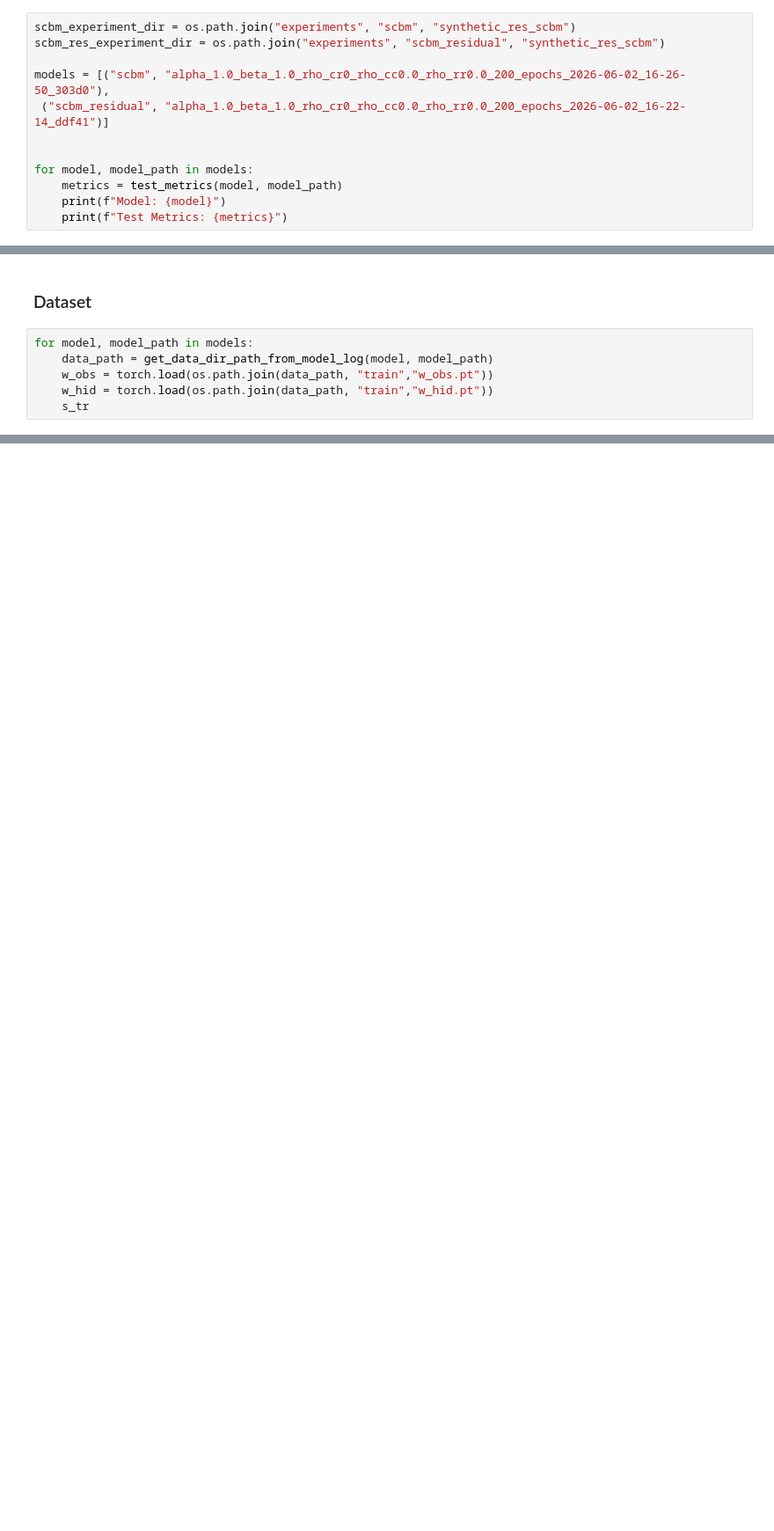
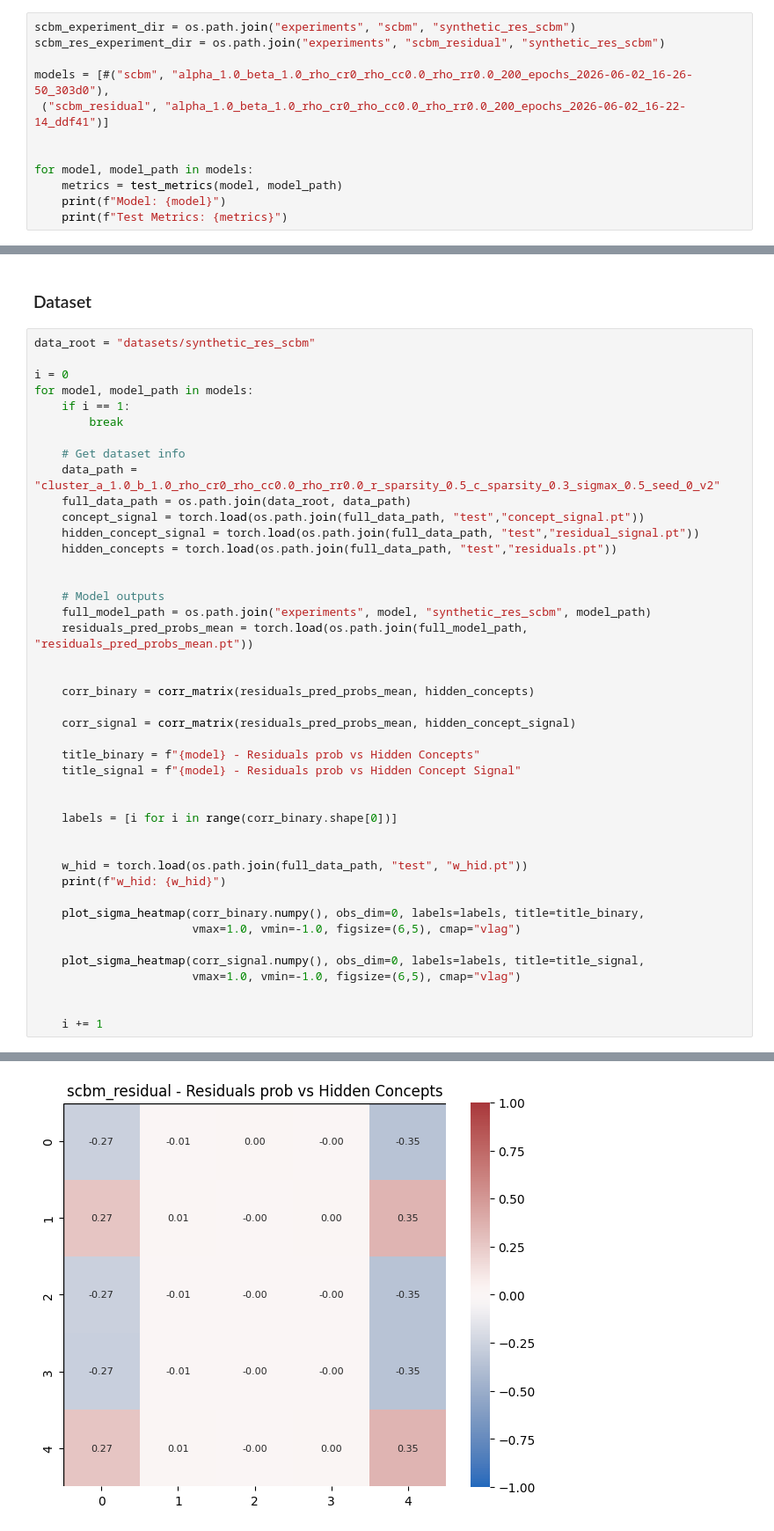
Before and after one commit to stephenmarcou/SCBM_implementation, a Jupyter notebook: residual_channel_analysis.ipynb, the cells around one changed output, grey strips where cells are left out. Shown at 88% size. Cells and saved outputs as stored; diff of their text form; blank space fills up the shorter version.

Commit message:
3 different synthetic datasets

```diff
--- a/residual_channel_analysis.ipynb
+++ b/residual_channel_analysis.ipynb
@@ -90,7 +135,7 @@ def get_metrics_dataset_linear_model(model, model_path, dataset="synthetic_res_s
 scbm_experiment_dir = os.path.join("experiments", "scbm", "synthetic_res_scbm")
 scbm_res_experiment_dir = os.path.join("experiments", "scbm_residual", "synthetic_res_scbm")
 
-models = [("scbm", "alpha_1.0_beta_1.0_rho_cr0_rho_cc0.0_rho_rr0.0_200_epochs_2026-06-02_16-26-50_303d0"),
+models = [#("scbm", "alpha_1.0_beta_1.0_rho_cr0_rho_cc0.0_rho_rr0.0_200_epochs_2026-06-02_16-26-50_303d0"),
  ("scbm_residual", "alpha_1.0_beta_1.0_rho_cr0_rho_cc0.0_rho_rr0.0_200_epochs_2026-06-02_16-22-14_ddf41")]
 
 
@@ -106,8 +149,46 @@ Test Metrics: {'y_accuracy': 0.981, 'c_accuracy': 0.972, 'c_auc': 0.989}
 # %% [markdown]
 ### Dataset
 # %%
+data_root = "datasets/synthetic_res_scbm"
+
+i = 0
 for model, model_path in models:
-    data_path = get_data_dir_path_from_model_log(model, model_path)
-    w_obs = torch.load(os.path.join(data_path, "train","w_obs.pt"))
-    w_hid = torch.load(os.path.join(data_path, "train","w_hid.pt"))
-    s_tr
+    if i == 1:
+        break
+
+    # Get dataset info
+    data_path = "cluster_a_1.0_b_1.0_rho_cr0_rho_cc0.0_rho_rr0.0_r_sparsity_0.5_c_sparsity_0.3_sigmax_0.5_seed_0_v2"
+    full_data_path = os.path.join(data_root, data_path)
+    concept_signal = torch.load(os.path.join(full_data_path, "test","concept_signal.pt"))
+    hidden_concept_signal = torch.load(os.path.join(full_data_path, "test","residual_signal.pt"))
+    hidden_concepts = torch.load(os.path.join(full_data_path, "test","residuals.pt"))
+
+
+    # Model outputs
+    full_model_path = os.path.join("experiments", model, "synthetic_res_scbm", model_path)
+    residuals_pred_probs_mean = torch.load(os.path.join(full_model_path, "residuals_pred_probs_mean.pt"))
+
+
+    corr_binary = corr_matrix(residuals_pred_probs_mean, hidden_concepts)
+
+    corr_signal = corr_matrix(residuals_pred_probs_mean, hidden_concept_signal)
+
+    title_binary = f"{model} - Residuals prob vs Hidden Concepts"
+    title_signal = f"{model} - Residuals prob vs Hidden Concept Signal"
+
+
+    labels = [i for i in range(corr_binary.shape[0])]
+
+
+    w_hid = torch.load(os.path.join(full_data_path, "test", "w_hid.pt"))
+    print(f"w_hid: {w_hid}")
+
+    plot_sigma_heatmap(corr_binary.numpy(), obs_dim=0, labels=labels, title=title_binary,
+                       vmax=1.0, vmin=-1.0, figsize=(6,5), cmap="vlag")
+
+    plot_sigma_heatmap(corr_signal.numpy(), obs_dim=0, labels=labels, title=title_signal,
+                       vmax=1.0, vmin=-1.0, figsize=(6,5), cmap="vlag")
+
+
+    i += 1
+# %% [output]
@@ -113,0 +196 @@ for model, model_path in models:
+[figure, added]
```
Also changed, not shown: parts of 17 cells of this notebook, 5 other files.
